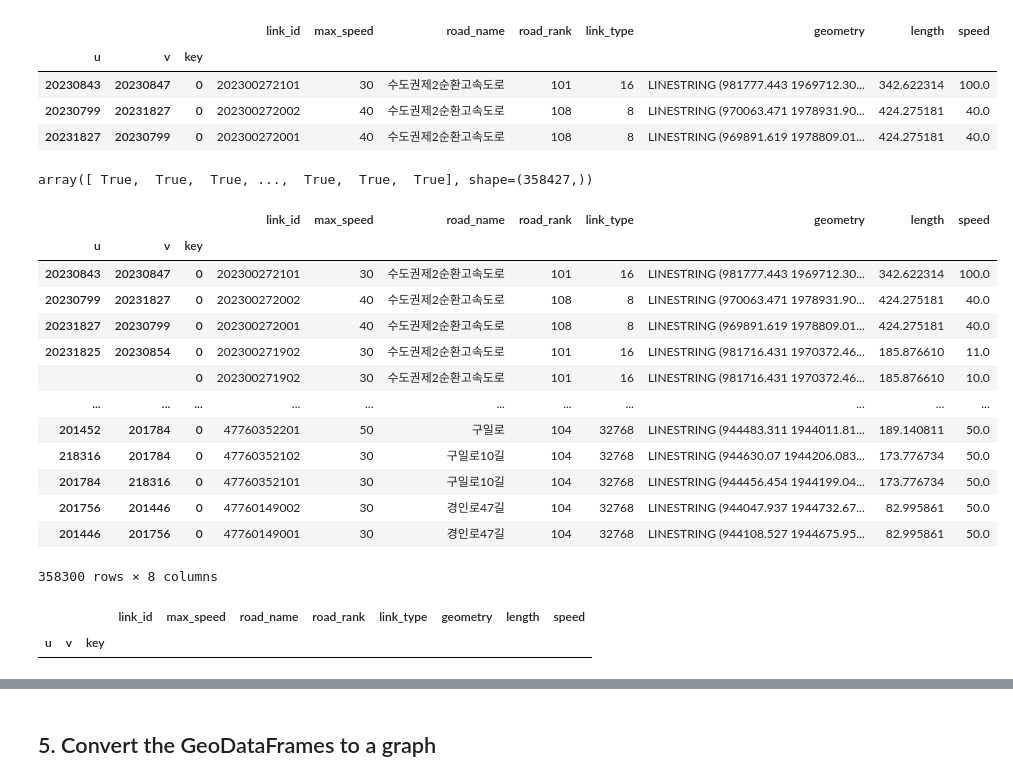
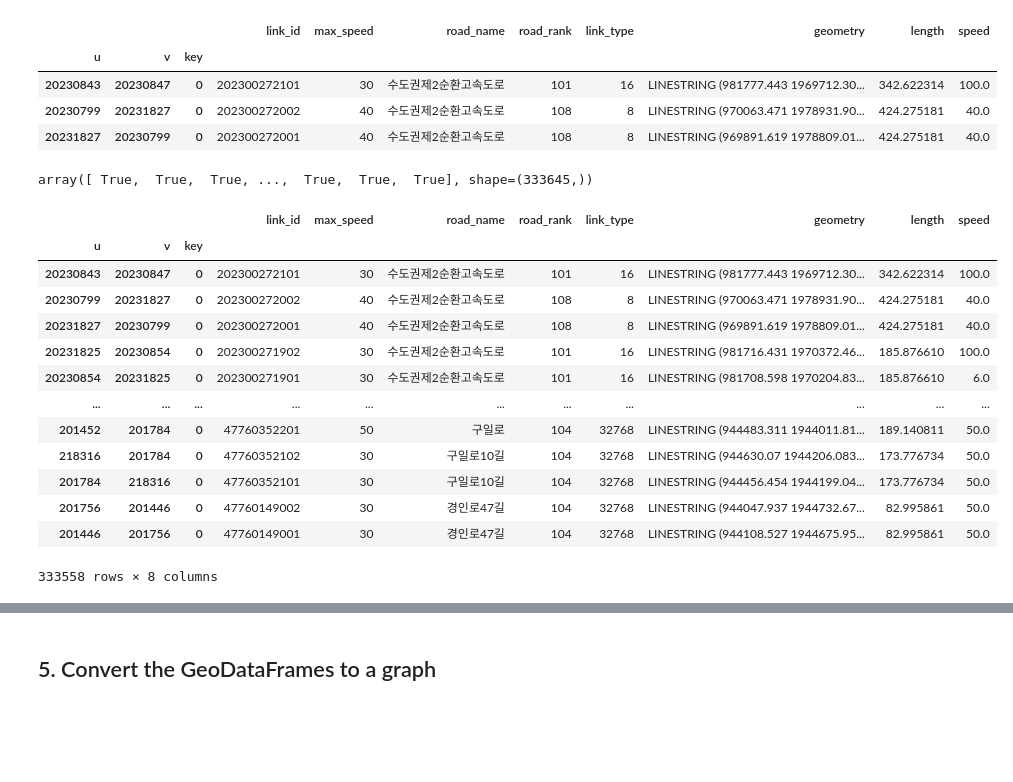
Before and after one commit to sogs03/GTFStest, a Jupyter notebook: create_network.ipynb, the cells around one changed output, grey strips where cells are left out. Drawn from its saved outputs; the diff is of its cells as text; code cells hidden in the pictures; blank space fills up the shorter version.

```diff
--- a/create_network.ipynb
+++ b/create_network.ipynb
@@ -318,15 +315,15 @@ edges_gdf.loc[(edges_gdf['speed'].isna()) | (edges_gdf['speed'] == 0)]  # speed
 # %%
 # Fill the missing speed data based on the road rank
-for idx, row in edges_gdf.loc[(edges_gdf['speed'].isna()) | (edges_gdf['speed'] == 0)].iterrows():
+for idx, row in edges_gdf_7.loc[(edges_gdf_7['speed'].isna()) | (edges_gdf_7['speed'] == 0)].iterrows():
 
     if row['road_rank'] == '101': # 고속도로
-        edges_gdf.at[idx, 'speed'] = 100
+        edges_gdf_7.at[idx, 'speed'] = 100
     elif row['road_rank'] == '102': # 도시고속도로
-        edges_gdf.at[idx, 'speed'] = 80
+        edges_gdf_7.at[idx, 'speed'] = 80
     # 일반국도, 특별/광역시도, 국가지원지방도, 일반지방도, 시군도
     elif row['road_rank'] in ['103', '104', '105', '106', '107']:
-        edges_gdf.at[idx, 'speed'] = 50
+        edges_gdf_7.at[idx, 'speed'] = 50
     elif row['road_rank'] == '108': # 고속도로 연결램프
-        edges_gdf.at[idx, 'speed'] = 40
+        edges_gdf_7.at[idx, 'speed'] = 40
     else:
         raise ValueError('Unexpected Road Rank')
@@ -336,10 +403,31 @@ edges_gdf.loc[edges_gdf['speed'].isna()]
 |  | link_id | f_node | t_node | max_speed | road_name | road_rank | link_type | geometry | length | speed |
 # %%
 # Match Scheme with OSMnx
-edges_gdf = edges_gdf.rename(columns={'f_node': 'u', 't_node': 'v'}) #  , 'link_id': 'osmid'})
-edges_gdf['key'] = 0
-edges_gdf = edges_gdf.set_index(['u', 'v', 'key'])
-edges_gdf.head(3)
+edges_gdf_7 = edges_gdf_7.rename(columns={'f_node': 'u', 't_node': 'v'}) #  , 'link_id': 'osmid'})
+edges_gdf_7['key'] = 0
+edges_gdf_7 = edges_gdf_7.set_index(['u', 'v', 'key'])
+
+edges_gdf_8 = edges_gdf_8.rename(columns={'f_node': 'u', 't_node': 'v'}) #  , 'link_id': 'osmid'})
+edges_gdf_8['key'] = 0
+edges_gdf_8 = edges_gdf_8.set_index(['u', 'v', 'key'])
+
+edges_gdf_11 = edges_gdf_11.rename(columns={'f_node': 'u', 't_node': 'v'}) #  , 'link_id': 'osmid'})
+edges_gdf_11['key'] = 0
+edges_gdf_11 = edges_gdf_11.set_index(['u', 'v', 'key'])
+
+edges_gdf_12 = edges_gdf_12.rename(columns={'f_node': 'u', 't_node': 'v'}) #  , 'link_id': 'osmid'})
+edges_gdf_12['key'] = 0
+edges_gdf_12 = edges_gdf_12.set_index(['u', 'v', 'key'])
+
+edges_gdf_17 = edges_gdf_17.rename(columns={'f_node': 'u', 't_node': 'v'}) #  , 'link_id': 'osmid'})
+edges_gdf_17['key'] = 0
+edges_gdf_17 = edges_gdf_17.set_index(['u', 'v', 'key'])
+
+edges_gdf_18 = edges_gdf_18.rename(columns={'f_node': 'u', 't_node': 'v'}) #  , 'link_id': 'osmid'})
+edges_gdf_18['key'] = 0
+edges_gdf_18 = edges_gdf_18.set_index(['u', 'v', 'key'])
+
+edges_gdf_7.head(3)
 # %% [output]
 |  |  |  | link_id | max_speed | road_name | road_rank | link_type | geometry | length | speed |
 | u | v | key |  |  |  |  |  |  |  |  |
@@ -347,33 +435,32 @@ edges_gdf.head(3)
 | 20230799 | 20231827 | 0 | 202300272002 | 40 | 수도권제2순환고속도로 | 108 | 8 | LINESTRING (970063.471 1978931.90... | 424.275181 | 40.0 |
 | 20231827 | 20230799 | 0 | 202300272001 | 40 | 수도권제2순환고속도로 | 108 | 8 | LINESTRING (969891.619 1978809.01... | 424.275181 | 40.0 |
 # %%
-edges_gdf.index.get_level_values('u').isin(nodes_gdf.index)
+edges_gdf_7.index.get_level_values('u').isin(nodes_gdf.index)
+edges_gdf_8.index.get_level_values('u').isin(nodes_gdf.index)
+edges_gdf_11.index.get_level_values('u').isin(nodes_gdf.index)
+edges_gdf_12.index.get_level_values('u').isin(nodes_gdf.index)
+edges_gdf_17.index.get_level_values('u').isin(nodes_gdf.index)
+edges_gdf_18.index.get_level_values('u').isin(nodes_gdf.index)
 # %% [output]
-array([ True,  True,  True, ...,  True,  True,  True], shape=(358427,))
+array([ True,  True,  True, ...,  True,  True,  True], shape=(333645,))
 # %%
 # Remove edges that are not connected to the nodes
-edges_gdf = edges_gdf.loc[(edges_gdf.index.get_level_values('u').isin(nodes_gdf.index)) &
-                          (edges_gdf.index.get_level_values('v').isin(nodes_gdf.index))
+edges_gdf_7 = edges_gdf_7.loc[(edges_gdf_7.index.get_level_values('u').isin(nodes_gdf.index)) &
+                          (edges_gdf_7.index.get_level_values('v').isin(nodes_gdf.index))
                          ]
-edges_gdf
+edges_gdf_7
 # %% [output]
 |  |  |  | link_id | max_speed | road_name | road_rank | link_type | geometry | length | speed |
 | u | v | key |  |  |  |  |  |  |  |  |
 | 20230843 | 20230847 | 0 | 202300272101 | 30 | 수도권제2순환고속도로 | 101 | 16 | LINESTRING (981777.443 1969712.30... | 342.622314 | 100.0 |
 | 20230799 | 20231827 | 0 | 202300272002 | 40 | 수도권제2순환고속도로 | 108 | 8 | LINESTRING (970063.471 1978931.90... | 424.275181 | 40.0 |
 | 20231827 | 20230799 | 0 | 202300272001 | 40 | 수도권제2순환고속도로 | 108 | 8 | LINESTRING (969891.619 1978809.01... | 424.275181 | 40.0 |
-| 20231825 | 20230854 | 0 | 202300271902 | 30 | 수도권제2순환고속도로 | 101 | 16 | LINESTRING (981716.431 1970372.46... | 185.876610 | 11.0 |
-|  |  | 0 | 202300271902 | 30 | 수도권제2순환고속도로 | 101 | 16 | LINESTRING (981716.431 1970372.46... | 185.876610 | 10.0 |
+| 20231825 | 20230854 | 0 | 202300271902 | 30 | 수도권제2순환고속도로 | 101 | 16 | LINESTRING (981716.431 1970372.46... | 185.876610 | 100.0 |
+| 20230854 | 20231825 | 0 | 202300271901 | 30 | 수도권제2순환고속도로 | 101 | 16 | LINESTRING (981708.598 1970204.83... | 185.876610 | 6.0 |
 | ... | ... | ... | ... | ... | ... | ... | ... | ... | ... | ... |
 | 201452 | 201784 | 0 | 47760352201 | 50 | 구일로 | 104 | 32768 | LINESTRING (944483.311 1944011.81... | 189.140811 | 50.0 |
 | 218316 | 201784 | 0 | 47760352102 | 30 | 구일로10길 | 104 | 32768 | LINESTRING (944630.07 1944206.083... | 173.776734 | 50.0 |
 | 201784 | 218316 | 0 | 47760352101 | 30 | 구일로10길 | 104 | 32768 | LINESTRING (944456.454 1944199.04... | 173.776734 | 50.0 |
 | 201756 | 201446 | 0 | 47760149002 | 30 | 경인로47길 | 104 | 32768 | LINESTRING (944047.937 1944732.67... | 82.995861 | 50.0 |
 | 201446 | 201756 | 0 | 47760149001 | 30 | 경인로47길 | 104 | 32768 | LINESTRING (944108.527 1944675.95... | 82.995861 | 50.0 |
-358300 rows × 8 columns
+333558 rows × 8 columns
-# %%
-# Double check if there are any edges with speed 0
-edges_gdf.loc[edges_gdf['speed'] == 0]
-# %% [output]
-|  |  |  | link_id | max_speed | road_name | road_rank | link_type | geometry | length | speed |
-| u | v | key |  |  |  |  |  |  |  |  |
```
Also changed, not shown: parts of 25 cells of this notebook.
